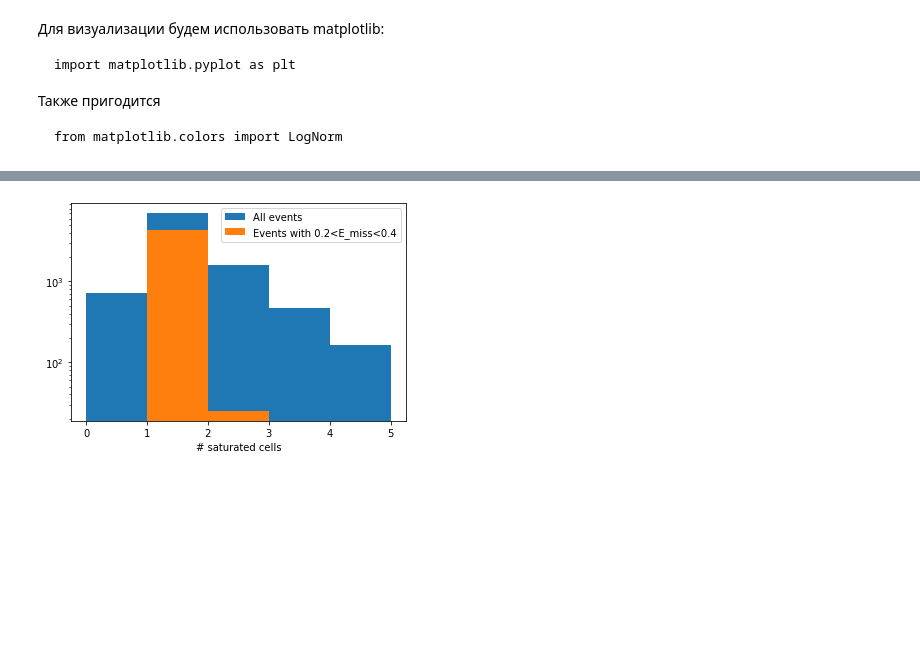
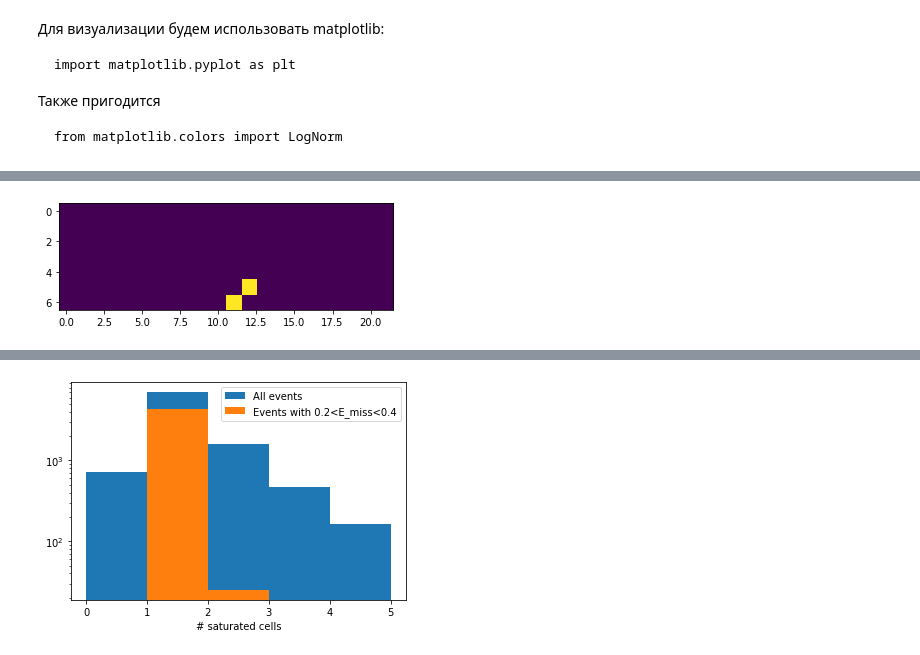
Before and after one commit to MStolpovskiy/PythonBasics, a Jupyter notebook: pb05_numpy.ipynb, the cells around one changed output, grey strips where cells are left out. Saved outputs shown, nothing was run; the diff lists cells and outputs as text; code cells hidden in the pictures; blank space fills up the shorter version.

```diff
--- a/pb05_numpy.ipynb
+++ b/pb05_numpy.ipynb
@@ -177,0 +249,7 @@ from matplotlib.colors import LogNorm
+# %%
+mask = (bgo_x == 0)
+
+mp.imshow(mask[1])
+mp.show()
+# %% [output]
+[figure, added]
```
Also changed, not shown: parts of 24 cells of this notebook, 5 other files.
